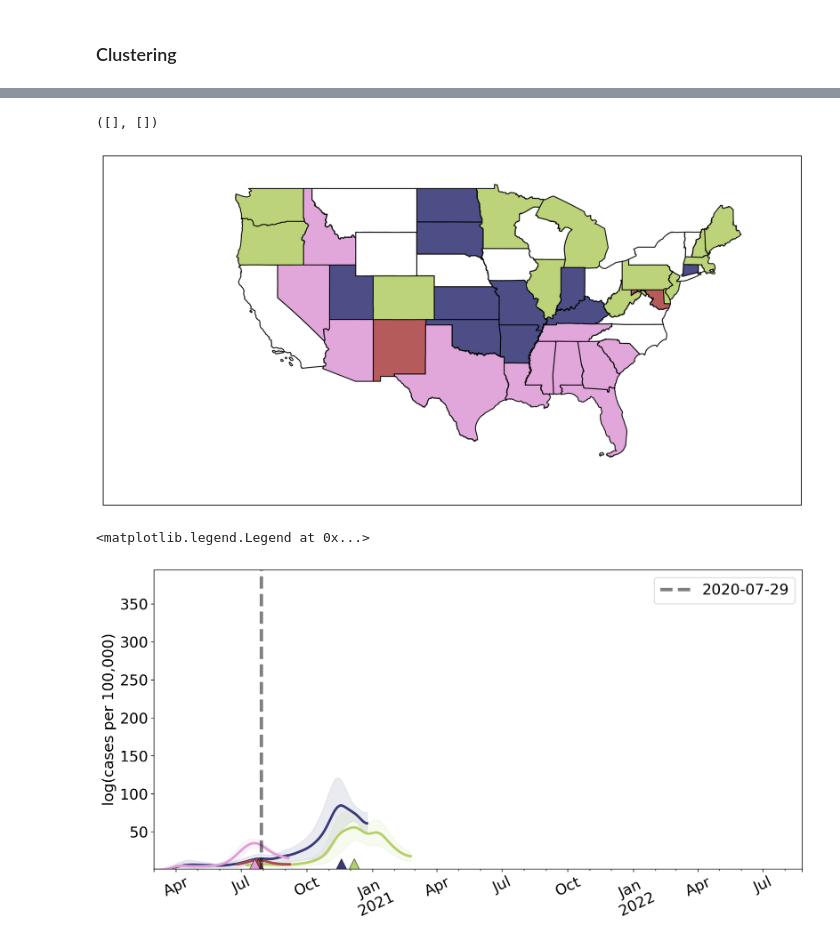
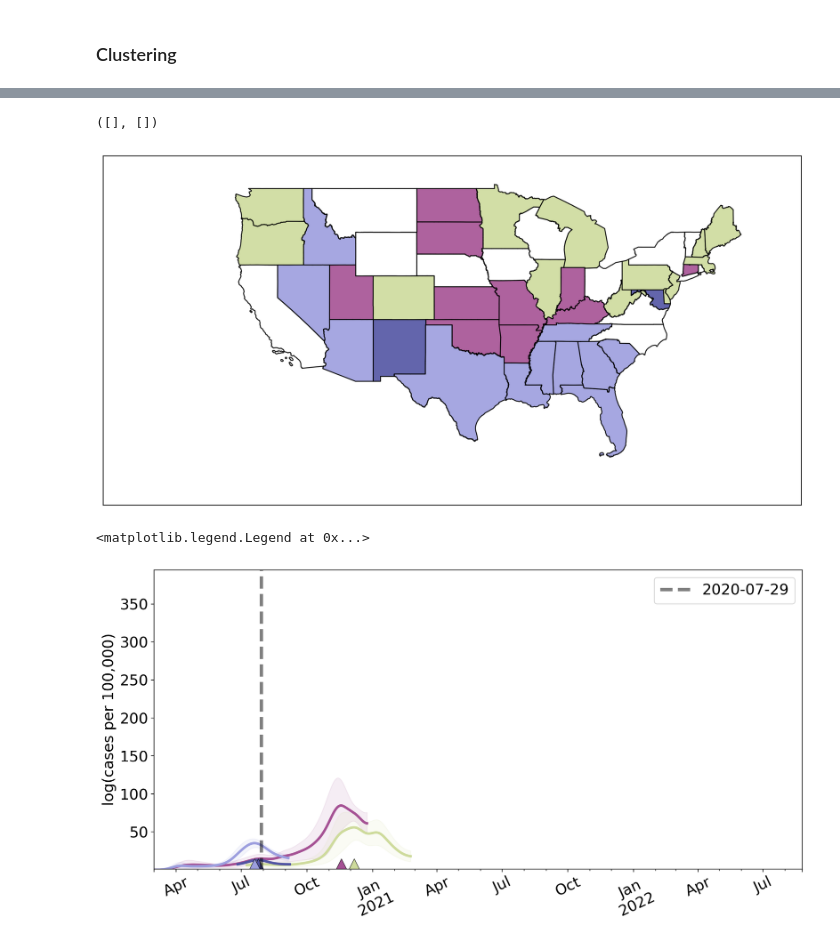
Before and after one commit to kevin-q2/covid-wave-cluster, a Jupyter notebook: examples/state.ipynb, the cells around one changed output, grey strips where cells are left out. Cells and saved outputs as stored; diff of their text form; code cells hidden in the pictures.

```diff
--- a/examples/state.ipynb
+++ b/examples/state.ipynb
@@ -360,6 +363,7 @@ clustering = AgglomerativeClustering(
 ).fit(D)
 
 labels = clustering.labels_
+k = len(np.unique(labels))
 # %%
 def wave_presence(data, pool):
     presence = np.zeros((data.shape[0], pool.shape[0]), dtype = bool)
@@ -391,5 +395,5 @@ def cluster_presence(data, pool, labels, threshold):
     return presence, presence_mean, presence_std
 # %%
 presence, presence_mean, presence_std = cluster_presence(dataset, pool, labels, 0.75)
-start_time = [np.where(presence[:,i])[0][0] for i in range(presence.shape[1])]
+start_time = [np.where(presence[:,i])[0][0] for i in range(k)]
 ordered_start = np.argsort(start_time)
@@ -400,0 +400,9 @@ plt.matshow(presence[:, ordered_start], aspect='auto')
+# %%
+cmap = plt.get_cmap('tab20b')
+cluster_colors = [cmap(i % 20 / 20) for i in range(k)]
+cluster_cmap = colors.ListedColormap(
+    ['white'] + cluster_colors
+)
+ordered_start_cluster_cmap = colors.ListedColormap(
+    ['white'] + [cluster_colors[i] for i in ordered_start]
+)
@@ -416,24 +434,27 @@ color_dict[-1] = colors[0]
 # %%
-color_val = np.zeros(len(state_map)) - 1
+time = 150
+timed_clusters = np.where(presence[time,:])[0]
+
+color_vals = np.zeros(len(state_map))
 for i in timed_clusters:
     clust = np.where(labels == i)[0]
     for j in clust:
         location = wave_locations[j]
         ind = state_map.loc[state_map.NAME == location].index[0]
-        color_val[ind] = i
+        color_vals[ind] = i + 1
 
-color_val = [color_dict[_] for _ in color_val]
+color_val = [ordered_start_cluster_cmap(int(i)) for i in color_vals]
 state_map['color'] = color_val
 
 fig,ax = plt.subplots(1,1, constrained_layout=True, figsize = (10,10), dpi = 300)
 state_map.plot(color=state_map['color'], legend=False, ax = ax, edgecolor = 'black', alpha = 0.9)
 ax.set_xlim(-140, -60)
 ax.set_ylim(20,52)
 plt.xticks([])
 plt.yticks([])
 # %% [output]
 ([], [])
-[figure, old version]
+[figure, new version]
 # %%
 # For each of the clusters on the map,
 # display the average wave associated with it
@@ -446,7 +467,8 @@ mean_df = pd.DataFrame(presence_mean, index = indx)
 std_df = pd.DataFrame(presence_std, index = indx)
 
 for i in timed_clusters:
-    clust_color = color_dict[i]
+    #clust_color = color_dict[i]
+    clust_color = ordered_start_cluster_cmap(i + 1)
     imean = mean_df.iloc[:,i]
     istd = std_df.iloc[:,i]
     max_idx = np.argmax(imean)
@@ -466,4 +488,4 @@ plt.xticks(rotation=25)
 plt.legend()
 # %% [output]
 <matplotlib.legend.Legend at 0x...>
-[figure, old version]
+[figure, new version]
```
Also changed, not shown: parts of 4 cells of this notebook, 1 other file.
